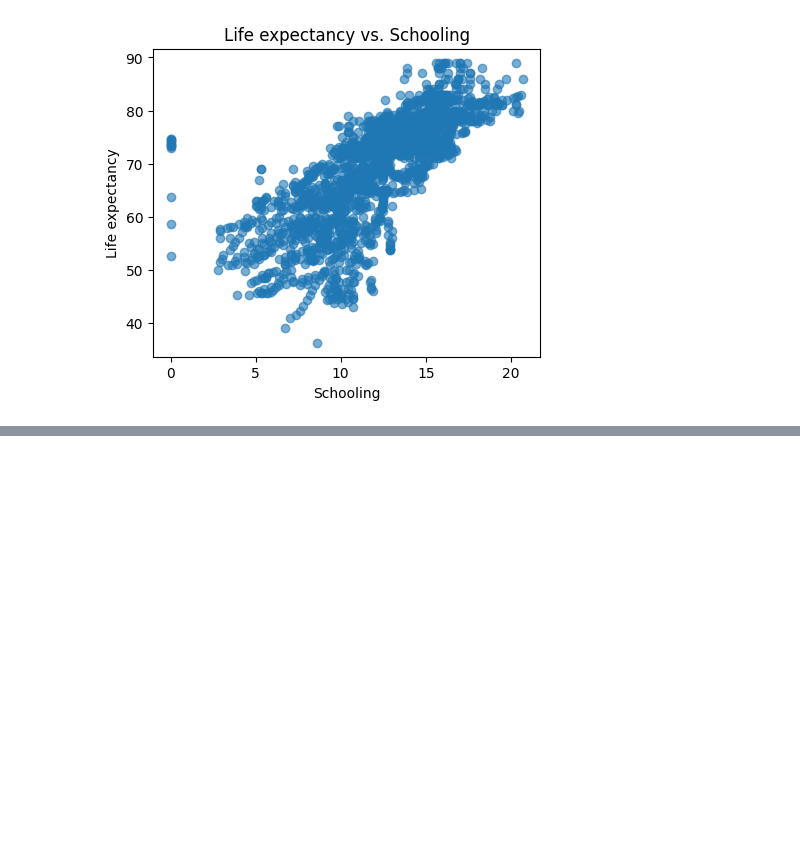
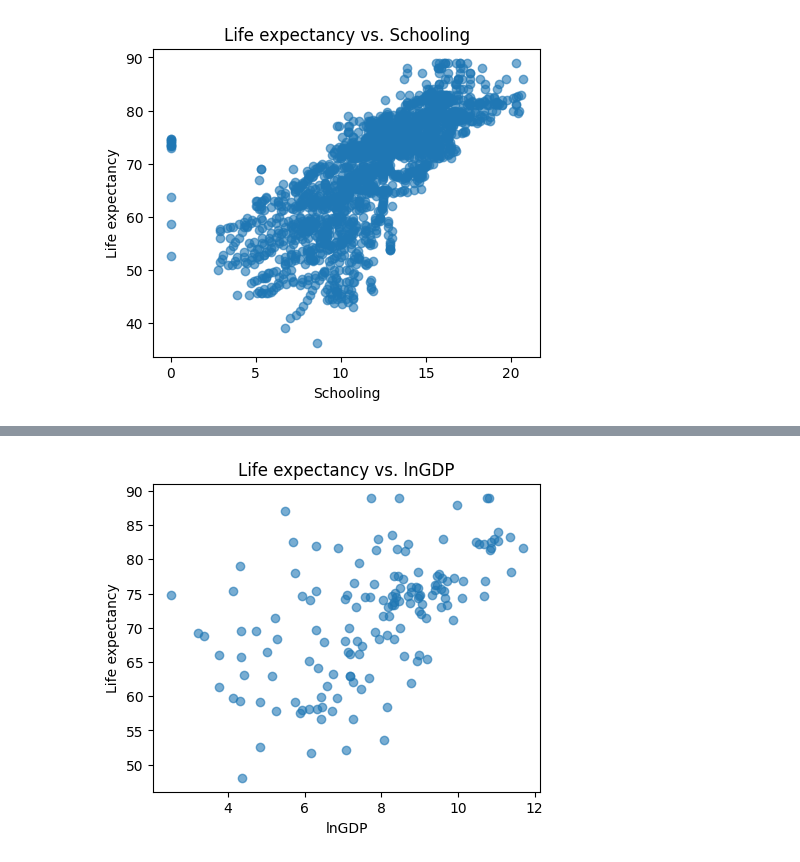
Before and after one commit to Nolan6Jensen/life-expectancy-modeling, a Jupyter notebook: analysis1.ipynb, the cells around one changed output, grey strips where cells are left out. Cells and saved outputs as stored; diff of their text form; code cells hidden in the pictures; blank space fills up the shorter version.

Commit message:
Made data cleaning adjustments and added more plots.

```diff
--- a/analysis1.ipynb
+++ b/analysis1.ipynb
@@ -5,9 +6,8 @@ import statsmodels.formula.api as smf
 from sklearn.linear_model import LinearRegression
 # %%
 #Load data
-data = pd.read_csv("Life Expectancy Data.csv")
-data.columns = data.columns.str.strip()
-data.info()
+full_data = pd.read_csv("Life Expectancy Data.csv")
+full_data.info()
 cols = ["Life expectancy", "Status", "Alcohol", "GDP", "BMI", "Schooling"]
 # %% [output]
 <class 'pandas.core.frame.DataFrame'>
@@ -29,8 +29,9 @@ dtypes: float64(16), int64(4), object(2)
 memory usage: 505.1+ KB
 # %%
 #Clean data
-data = data[cols].dropna()
-data2 = data.copy()
+full_data.columns = full_data.columns.str.strip()
+data = full_data[cols].dropna()
+data2 = data.copy() #Create a second dataframe to be used with the statsmodels instead of scikit-learn
 
 #Create dummy variables for categorical data
 data = pd.get_dummies(data, columns=['Status'], drop_first=True)
@@ -68,0 +118,11 @@ for col in predictors:
+# %%
+#Since 2015 only contains 6 data points for alcohol, lets use 2014.
+full_data = full_data[full_data["Year"] == 2014]
+full_data.columns = full_data.columns.str.strip()
+
+#Load the updated datasets
+data = full_data[cols].dropna()
+data2 = data.copy()
+data = pd.get_dummies(data, columns=['Status'], drop_first=True)
+
+full_data.info()
@@ -68,0 +147,12 @@ for col in predictors:
+# %%
+#GDP looks to have a log relationship with life expectancy, so lets log transform the GDP predictor and reassess.
+data2["lnGDP"] = np.log(data2["GDP"])
+data2
+plt.figure(figsize=(5,4))
+plt.scatter(data2["lnGDP"], data2["Life expectancy"], alpha=0.6)
+plt.xlabel("lnGDP")
+plt.ylabel("Life expectancy")
+plt.title(f"{"Life expectancy"} vs. {"lnGDP"}")
+plt.show()
+# %% [output]
+[figure, added]
```
Also changed, not shown: parts of 7 cells of this notebook.
